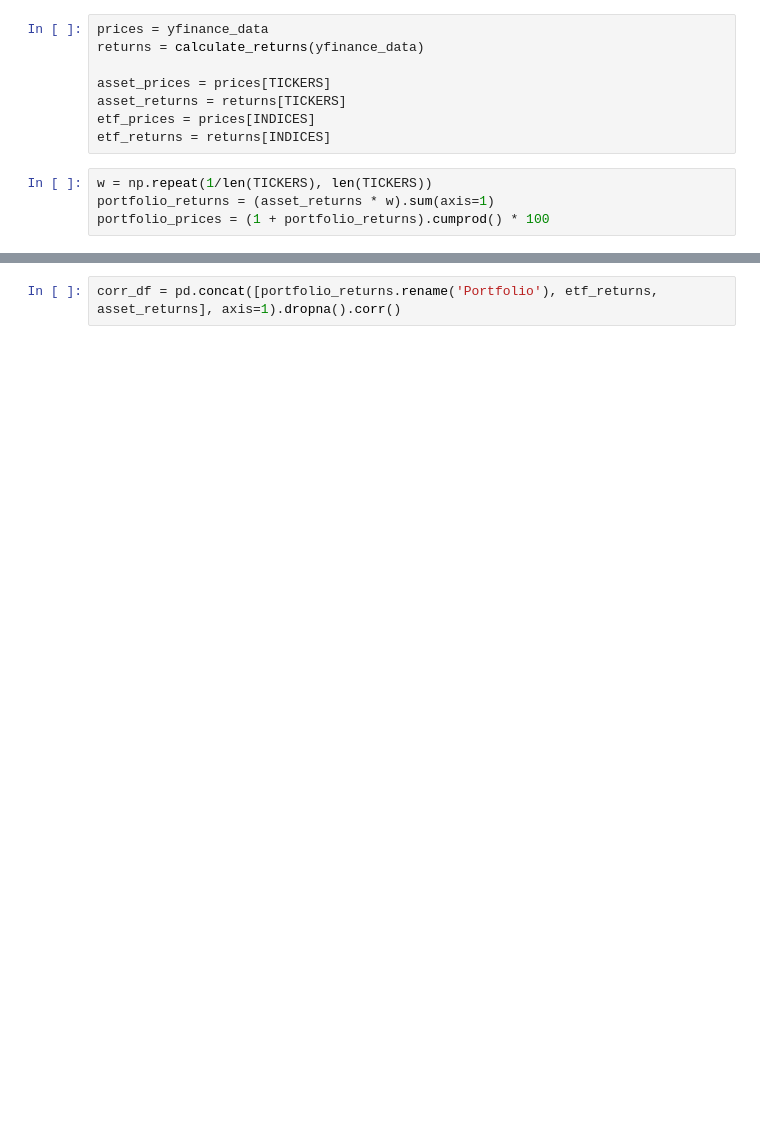
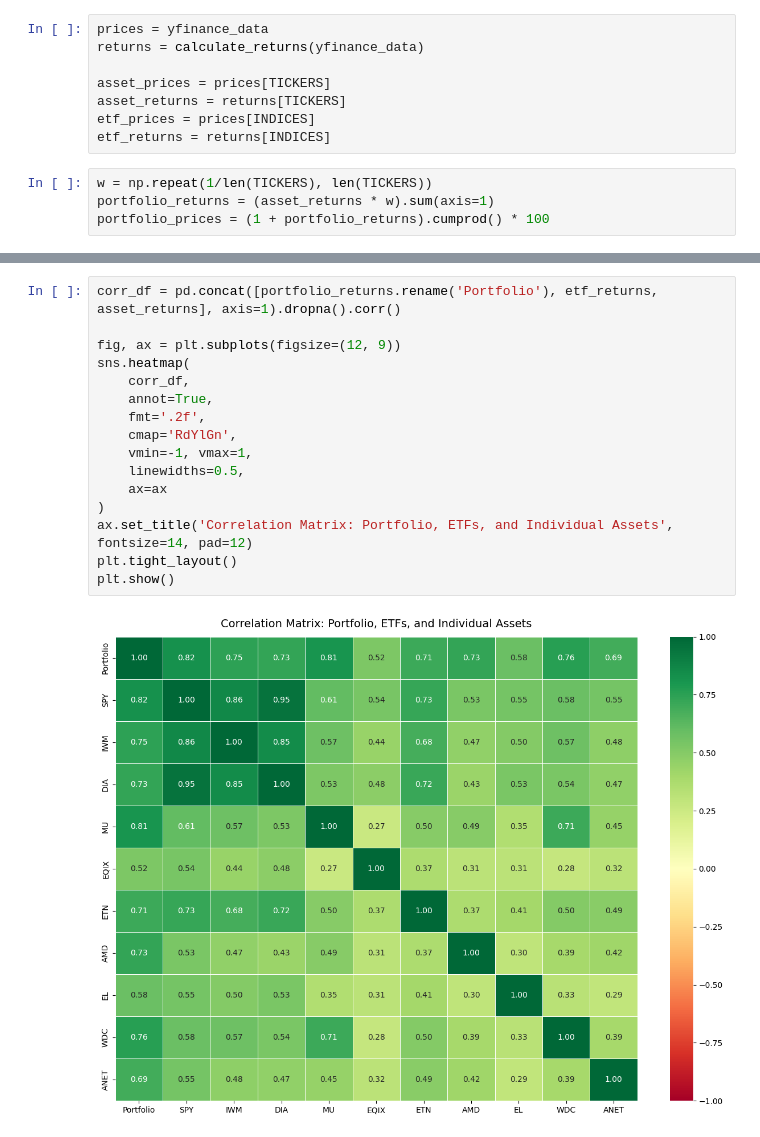
Before and after one commit to Spring-26-Quantitative-Finance/Theo-Joe-Quant-Projects, a Jupyter notebook: Project2/project2.ipynb, the cells around one changed output, grey strips where cells are left out. Drawn from its saved outputs; the diff is of its cells as text; blank space fills up the shorter version.

Commit message:
fixed a couple of bugs/typos; added charts

```diff
--- a/Project2/project2.ipynb
+++ b/Project2/project2.ipynb
@@ -135,2 +180,18 @@ portfolio_vs_etf = pd.DataFrame(rows, columns=[
 # %%
 corr_df = pd.concat([portfolio_returns.rename('Portfolio'), etf_returns, asset_returns], axis=1).dropna().corr()
+
+fig, ax = plt.subplots(figsize=(12, 9))
+sns.heatmap(
+    corr_df,
+    annot=True,
+    fmt='.2f',
+    cmap='RdYlGn',
+    vmin=-1, vmax=1,
+    linewidths=0.5,
+    ax=ax
+)
+ax.set_title('Correlation Matrix: Portfolio, ETFs, and Individual Assets', fontsize=14, pad=12)
+plt.tight_layout()
+plt.show()
+# %% [output]
+[figure, added]
```
Also changed, not shown: parts of 6 cells of this notebook.
